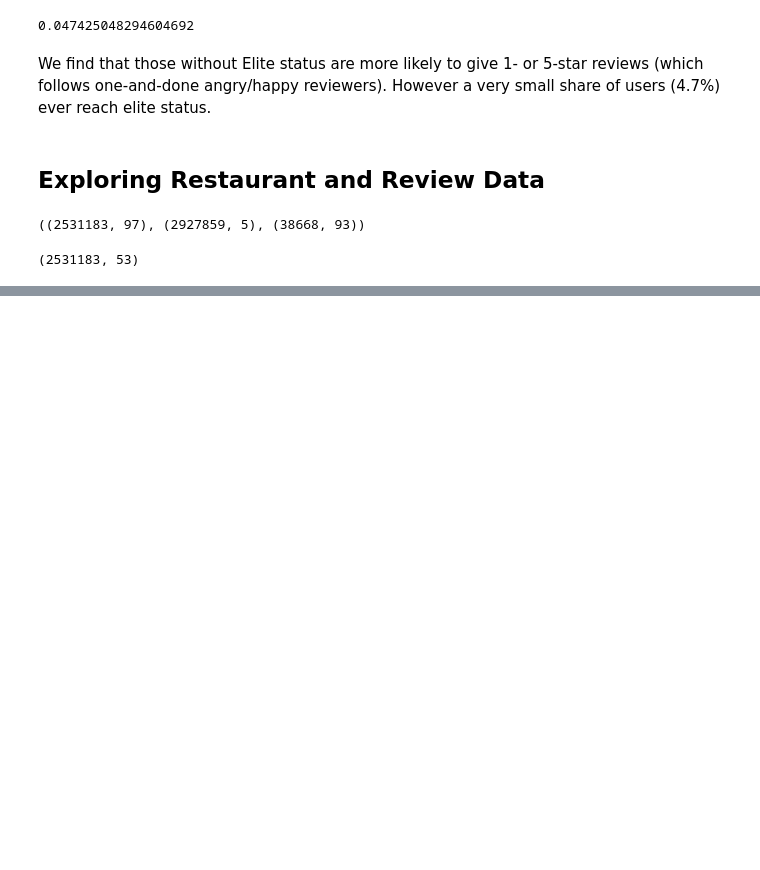
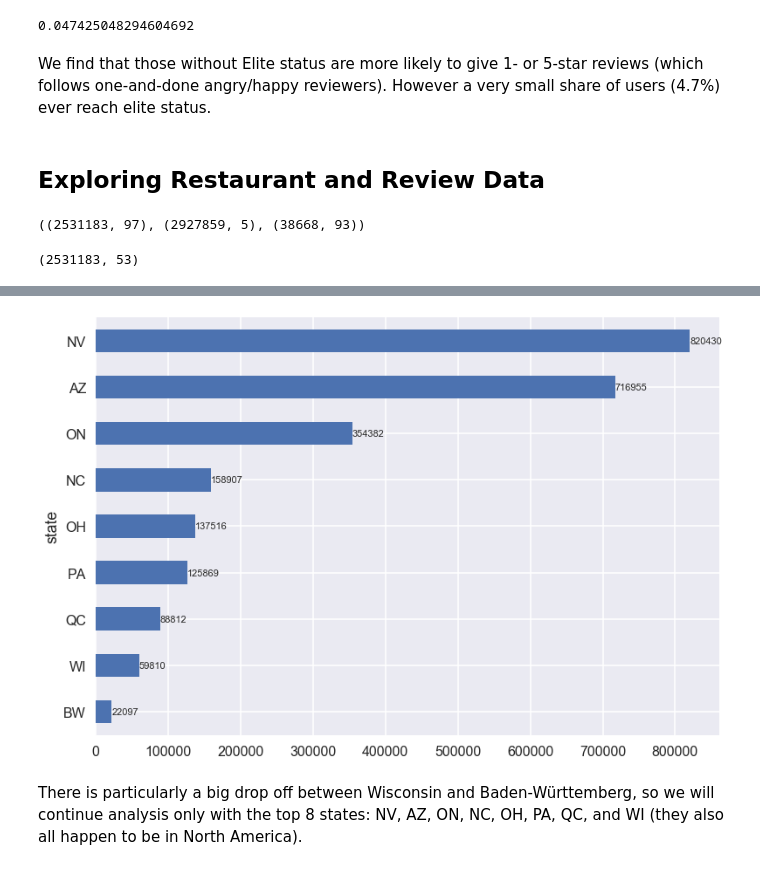
Before and after one commit to mwoluchem/Recommendations_CS209, a Jupyter notebook: Recommendations_EDA.ipynb, the cells around one changed output, grey strips where cells are left out. Saved outputs shown, nothing was run; the diff lists cells and outputs as text; code cells hidden in the pictures; blank space fills up the shorter version.

```diff
--- a/Recommendations_EDA.ipynb
+++ b/Recommendations_EDA.ipynb
@@ -305,0 +381,23 @@ By maintaining a threshold of less than 50 p
+# %%
+#Select NV, AZ, ON, NC, OH, PA, QC, WI, BW
+
+states = ['NV','AZ','ON','NC','OH','PA','QC','WI','BW']
+geo_subset_biz = full_biz2[full_biz2['state'].isin(['NV','AZ','ON','NC','OH','PA','QC','WI','BW'])]
+# %%
+count_states2 = geo_subset_biz.groupby('state').is_open.sum().sort_values()
+
+with sns.plotting_context("poster"):
+    ax = plt.gca()
+    count_states2.plot(kind="barh")
+    plt.grid(axis = 'x', color ='white', linestyle='-')
+    ax.tick_params(axis='both', which='both',length=0)
+    states = count_states2.index
+    counts = count_states2.values
+    nums = np.arange(len(count_states))
+    for p, c, ch in zip(nums, states, counts):
+        plt.annotate(str(ch), xy=(ch + 1, p), va='center', size=11)
+    sns.despine(left=True, bottom=True)
+# %% [output]
+[figure, added]
+# %% [markdown]
+There is particularly a big drop off between Wisconsin and Baden-Württemberg, so we will continue analysis only with the top 8 states: NV, AZ, ON, NC, OH, PA, QC, and WI (they also all happen to be in North America).
```
Also changed, not shown: parts of 16 cells of this notebook, 2 other files.
